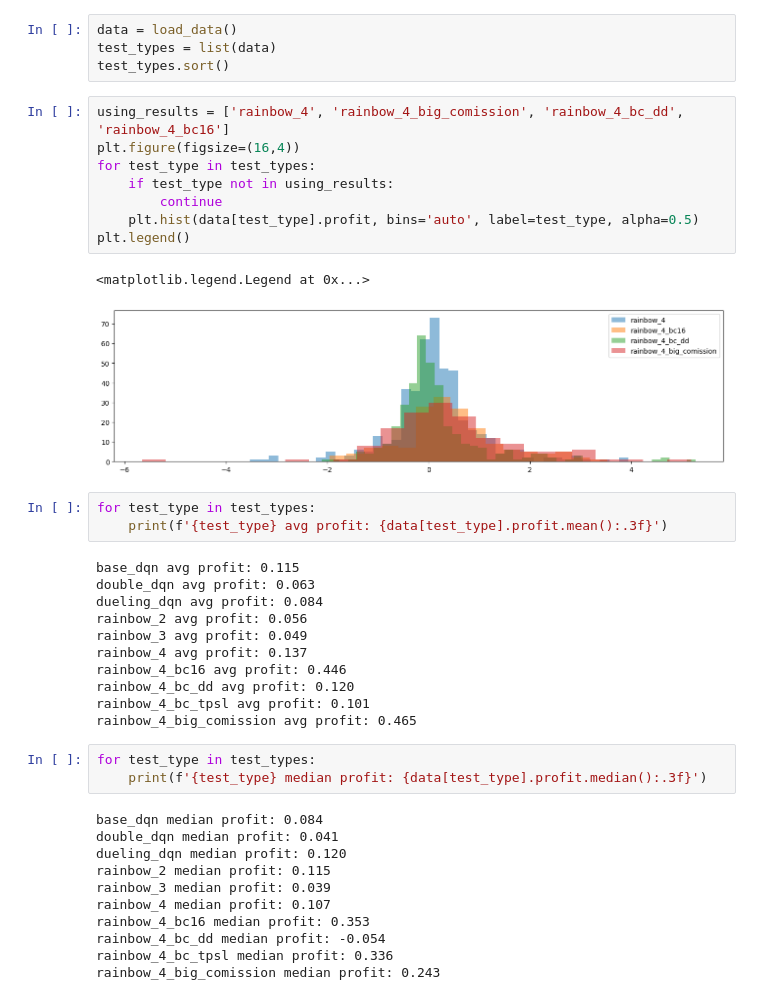
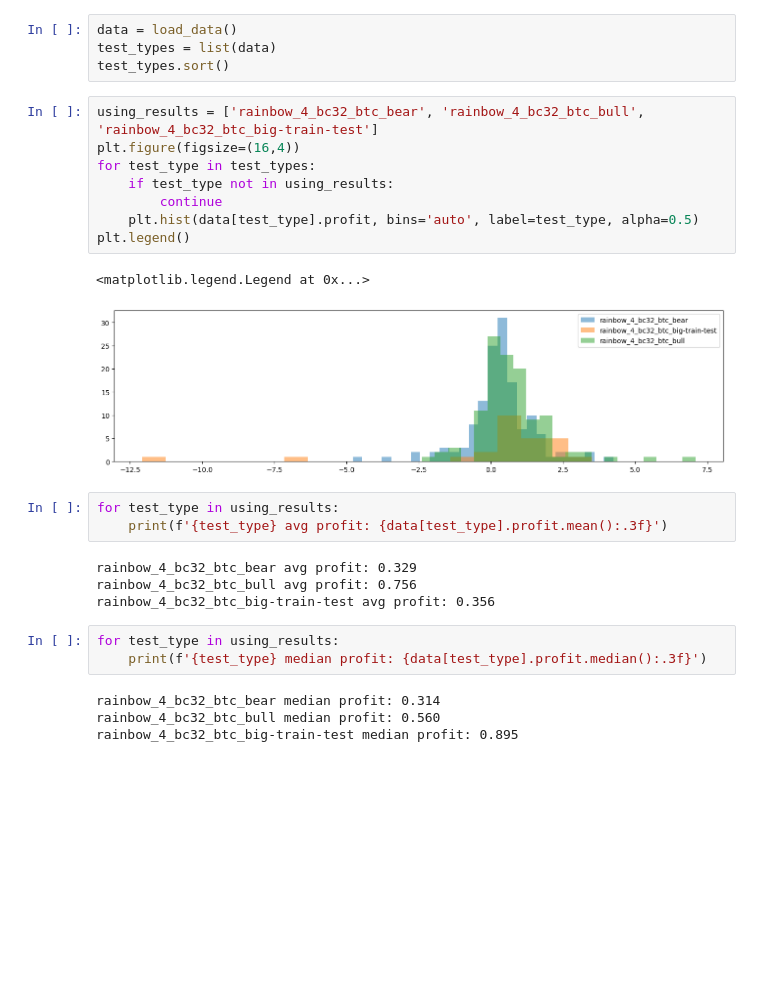
Before and after one commit to NLZer0/DQN_trading_bot, a Jupyter notebook: result_analyze.ipynb, the cells around one changed output. Cells and saved outputs as stored; diff of their text form; blank space fills up the shorter version.

Commit message:
add btc big tests

```diff
--- a/result_analyze.ipynb
+++ b/result_analyze.ipynb
@@ -31,42 +31,28 @@ data = load_data()
 test_types = list(data)
 test_types.sort()
 # %%
-using_results = ['rainbow_4', 'rainbow_4_big_comission', 'rainbow_4_bc_dd', 'rainbow_4_bc16']
+using_results = ['rainbow_4_bc32_btc_bear', 'rainbow_4_bc32_btc_bull', 'rainbow_4_bc32_btc_big-train-test']
 plt.figure(figsize=(16,4))
 for test_type in test_types:
     if test_type not in using_results:
         continue
     plt.hist(data[test_type].profit, bins='auto', label=test_type, alpha=0.5)
 plt.legend()
 # %% [output]
 <matplotlib.legend.Legend at 0x...>
-[figure, old version]
+[figure, new version]
 # %%
-for test_type in test_types:
+for test_type in using_results:
     print(f'{test_type} avg profit: {data[test_type].profit.mean():.3f}')
 # %% [output]
-base_dqn avg profit: 0.115
-double_dqn avg profit: 0.063
-dueling_dqn avg profit: 0.084
-rainbow_2 avg profit: 0.056
-rainbow_3 avg profit: 0.049
-rainbow_4 avg profit: 0.137
-rainbow_4_bc16 avg profit: 0.446
-rainbow_4_bc_dd avg profit: 0.120
-rainbow_4_bc_tpsl avg profit: 0.101
-rainbow_4_big_comission avg profit: 0.465
+rainbow_4_bc32_btc_bear avg profit: 0.329
+rainbow_4_bc32_btc_bull avg profit: 0.756
+rainbow_4_bc32_btc_big-train-test avg profit: 0.356
 # %%
-for test_type in test_types:
+for test_type in using_results:
     print(f'{test_type} median profit: {data[test_type].profit.median():.3f}')
 # %% [output]
-base_dqn median profit: 0.084
-double_dqn median profit: 0.041
-dueling_dqn median profit: 0.120
-rainbow_2 median profit: 0.115
-rainbow_3 median profit: 0.039
-rainbow_4 median profit: 0.107
-rainbow_4_bc16 median profit: 0.353
-rainbow_4_bc_dd median profit: -0.054
-rainbow_4_bc_tpsl median profit: 0.336
-rainbow_4_big_comission median profit: 0.243
+rainbow_4_bc32_btc_bear median profit: 0.314
+rainbow_4_bc32_btc_bull median profit: 0.560
+rainbow_4_bc32_btc_big-train-test median profit: 0.895
 # %%
```
Also changed, not shown: parts of 8 cells of this notebook, 10 other files.
